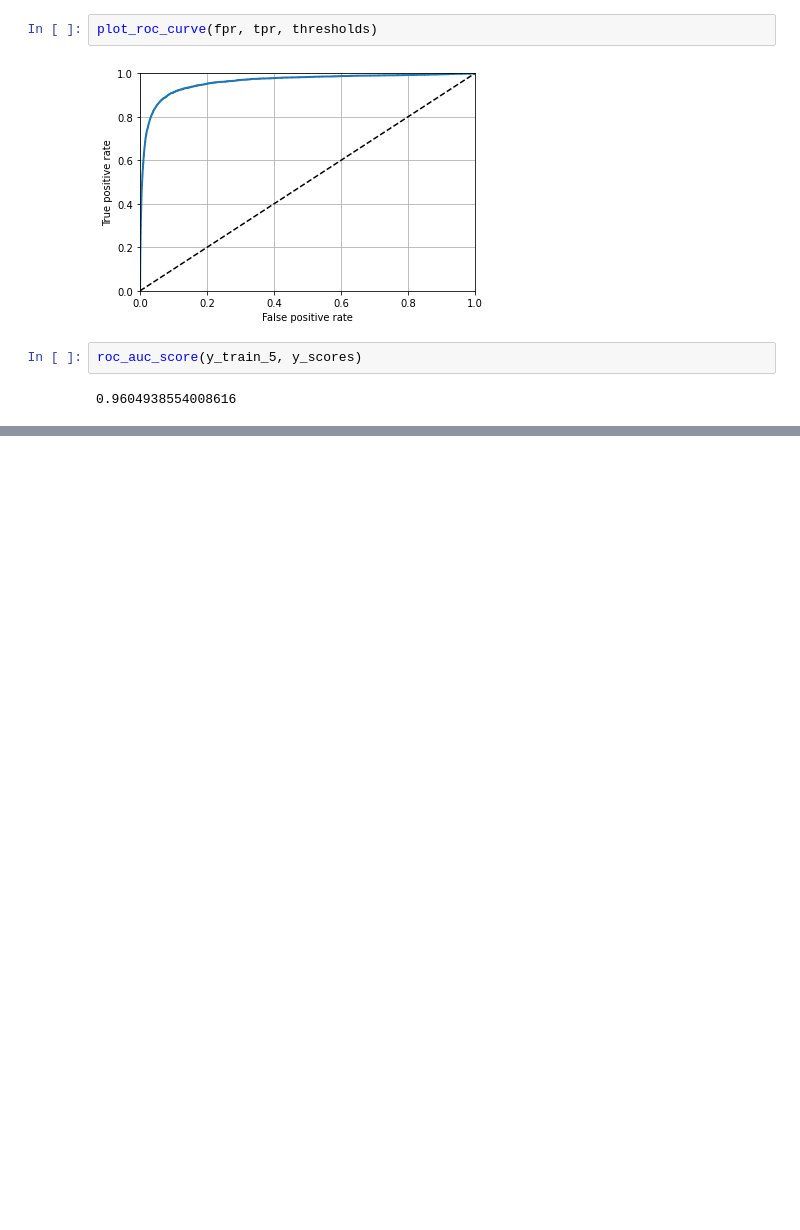
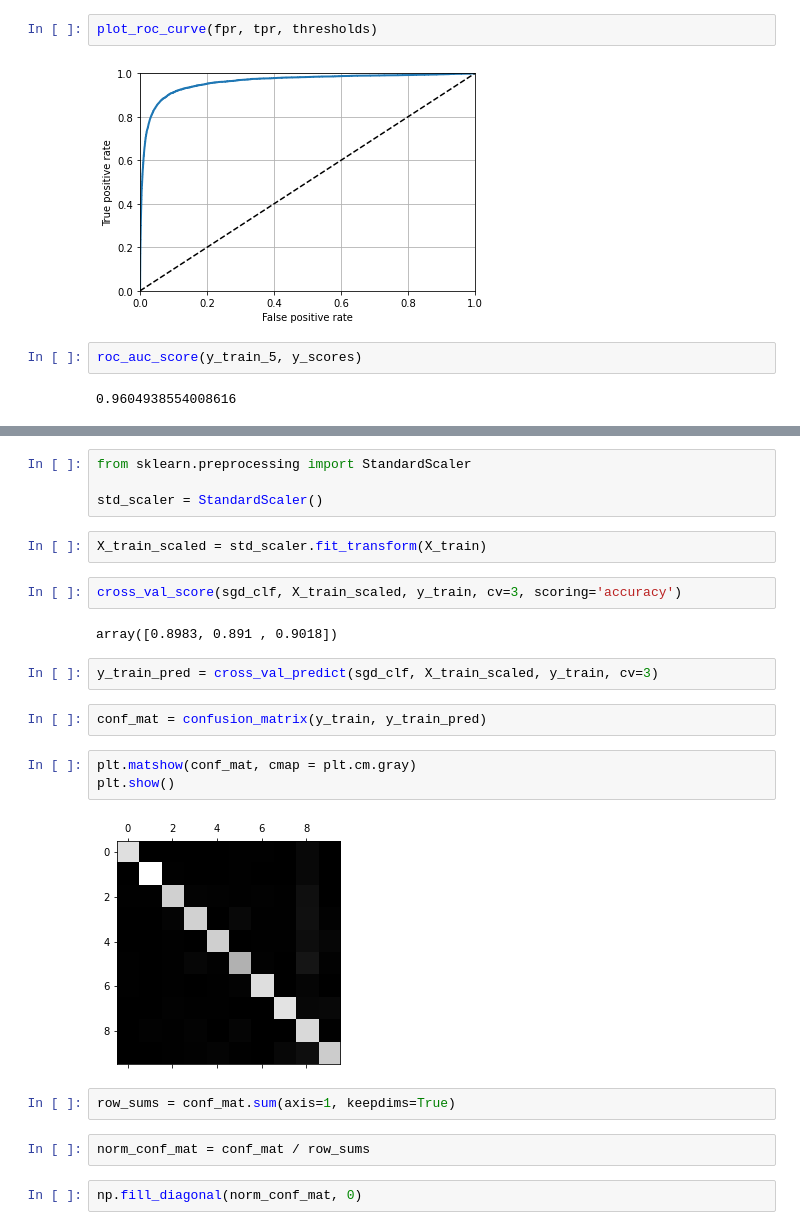
Before and after one commit to nakuls003/handson-ml2, a Jupyter notebook: ch03/Ch03.ipynb, the cells around one changed output, grey strips where cells are left out. Saved outputs shown, nothing was run; the diff lists cells and outputs as text; blank space fills up the shorter version.

```diff
--- a/ch03/Ch03.ipynb
+++ b/ch03/Ch03.ipynb
@@ -176,0 +281,25 @@ roc_auc_score(y_train_5, y_scores)
+# %%
+from sklearn.preprocessing import StandardScaler
+
+std_scaler = StandardScaler()
+# %%
+X_train_scaled = std_scaler.fit_transform(X_train)
+# %%
+cross_val_score(sgd_clf, X_train_scaled, y_train, cv=3, scoring='accuracy')
+# %% [output]
+array([0.8983, 0.891 , 0.9018])
+# %%
+y_train_pred = cross_val_predict(sgd_clf, X_train_scaled, y_train, cv=3)
+# %%
+conf_mat = confusion_matrix(y_train, y_train_pred)
+# %%
+plt.matshow(conf_mat, cmap = plt.cm.gray)
+plt.show()
+# %% [output]
+[figure, added]
+# %%
+row_sums = conf_mat.sum(axis=1, keepdims=True)
+# %%
+norm_conf_mat = conf_mat / row_sums
+# %%
+np.fill_diagonal(norm_conf_mat, 0)
```
Also changed, not shown: parts of 46 cells of this notebook.
